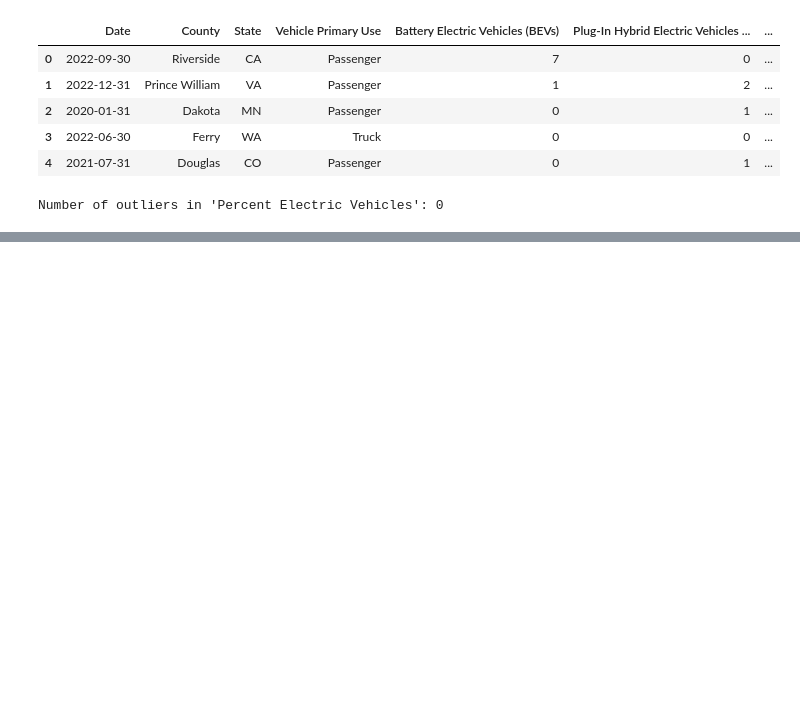
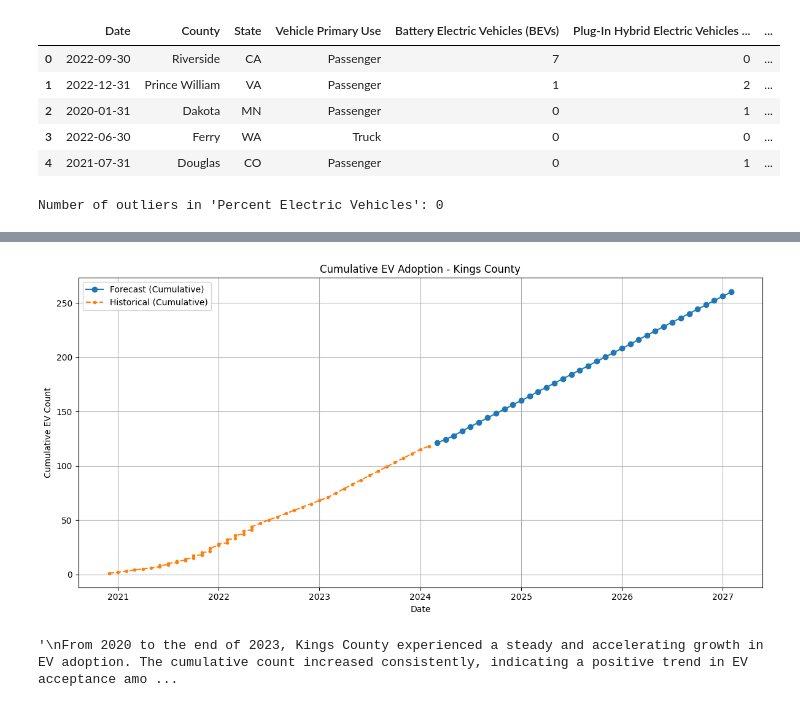
Before and after one commit to VAIBHAV6364/EDUNET_EV_CHARGE_DEMAND_PREDICTION_INTERNSHIP, a Jupyter notebook: EV_adoption_forcasting_week1_assignment.ipynb, the cells around one changed output, grey strips where cells are left out. Saved outputs shown, nothing was run; the diff lists cells and outputs as text; code cells hidden in the pictures; blank space fills up the shorter version.

```diff
--- a/EV_adoption_forcasting_week1_assignment.ipynb
+++ b/EV_adoption_forcasting_week1_assignment.ipynb
@@ -307,0 +384,6 @@ Number of outliers in 'Percent Electric Vehicles': 0
+# %%
+# Extract year, month, and date
+df['Date'] = pd.to_datetime(df['Date'], errors='coerce') #improvement -  convered Date to a Datetime object
+df['year'] = df['Date'].dt.year
+df['month'] = df['Date'].dt.month
+df['numeric_date'] = df['Date'].dt.year * 12 + df['Date'].dt.month  # For trend
@@ -307,0 +797,30 @@ Number of outliers in 'Percent Electric Vehicles': 0
+# %%
+# --- Sort by date to ensure proper cumulative behavior ---
+combined = combined.sort_values("Date")
+
+# --- Calculate cumulative EV count ---
+combined['Cumulative EVs'] = combined['Electric Vehicle (EV) Total'].cumsum()
+
+# --- Plot cumulative EV adoption ---
+plt.figure(figsize=(12, 6))
+for source, group in combined.groupby('Source'):
+    plt.plot(group['Date'], group['Cumulative EVs'], label=f'{source} (Cumulative)',
+             marker='o' if source == 'Forecast' else '.', linestyle='-' if source == 'Forecast' else '--')
+
+plt.title(f"Cumulative EV Adoption - {county} County")
+plt.xlabel("Date")
+plt.ylabel("Cumulative EV Count")
+plt.grid(True)
+plt.legend()
+plt.tight_layout()
+plt.show()
+
+"""
+From 2020 to the end of 2023, Kings County experienced a steady and accelerating growth in EV adoption. The cumulative count increased consistently, indicating a positive trend in EV acceptance among residents.
+
+\nThe forecast projects a continued linear growth in EV adoption from 2024 through 2027. The projection suggests no significant slowdown, with the cumulative EV count potentially doubling within this period.
+
+This anticipated growth may require expanded EV infrastructure, including charging stations, grid upgrades, and maintenance services to support the rising demand."""
+# %% [output]
+[figure, added]
+'\nFrom 2020 to the end of 2023, Kings County experienced a steady and accelerating growth in EV adoption. The cumulative count increased consistently, indicating a positive trend in EV acceptance amo ...
```
Also changed, not shown: parts of 26 cells of this notebook, 2 other files.
